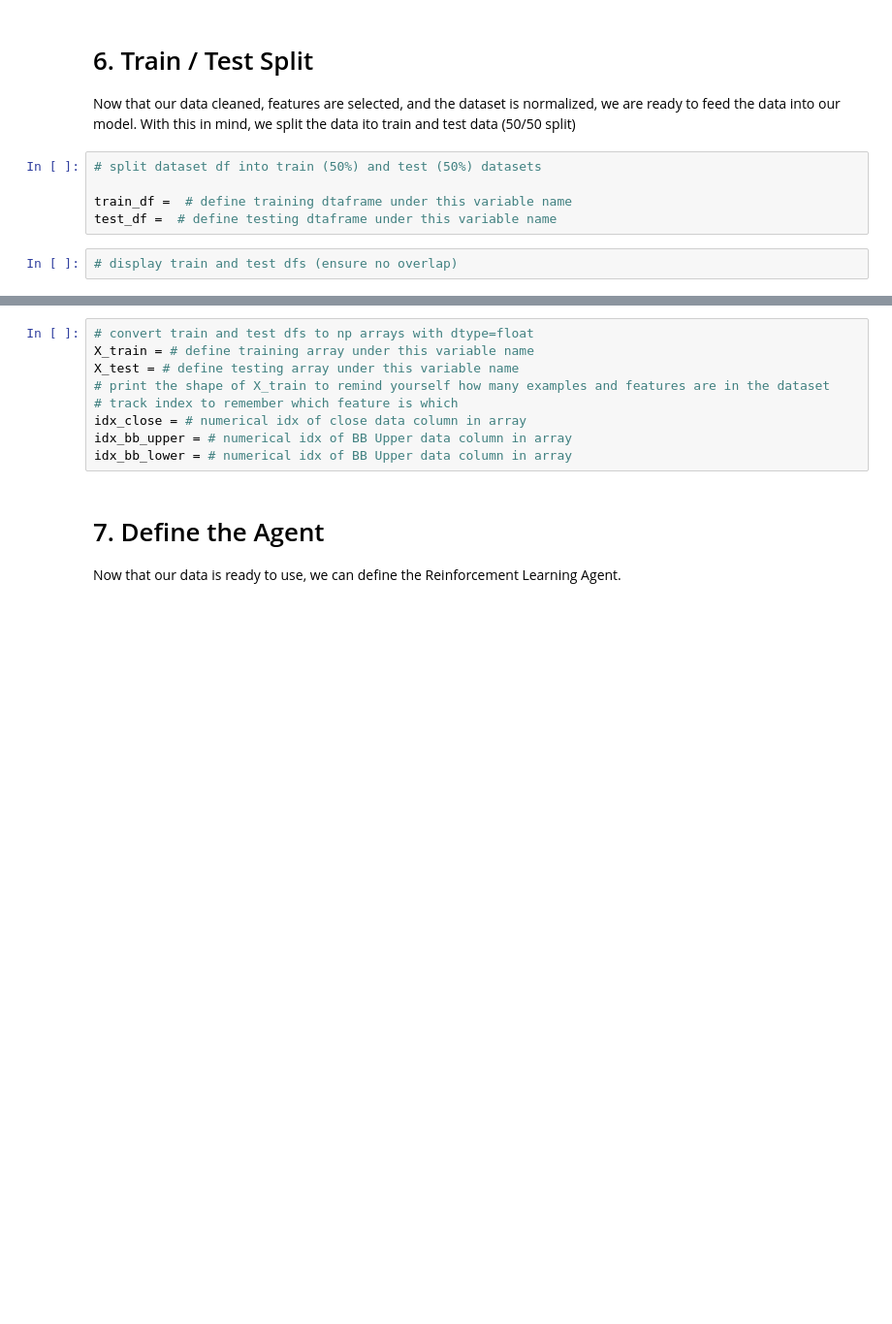
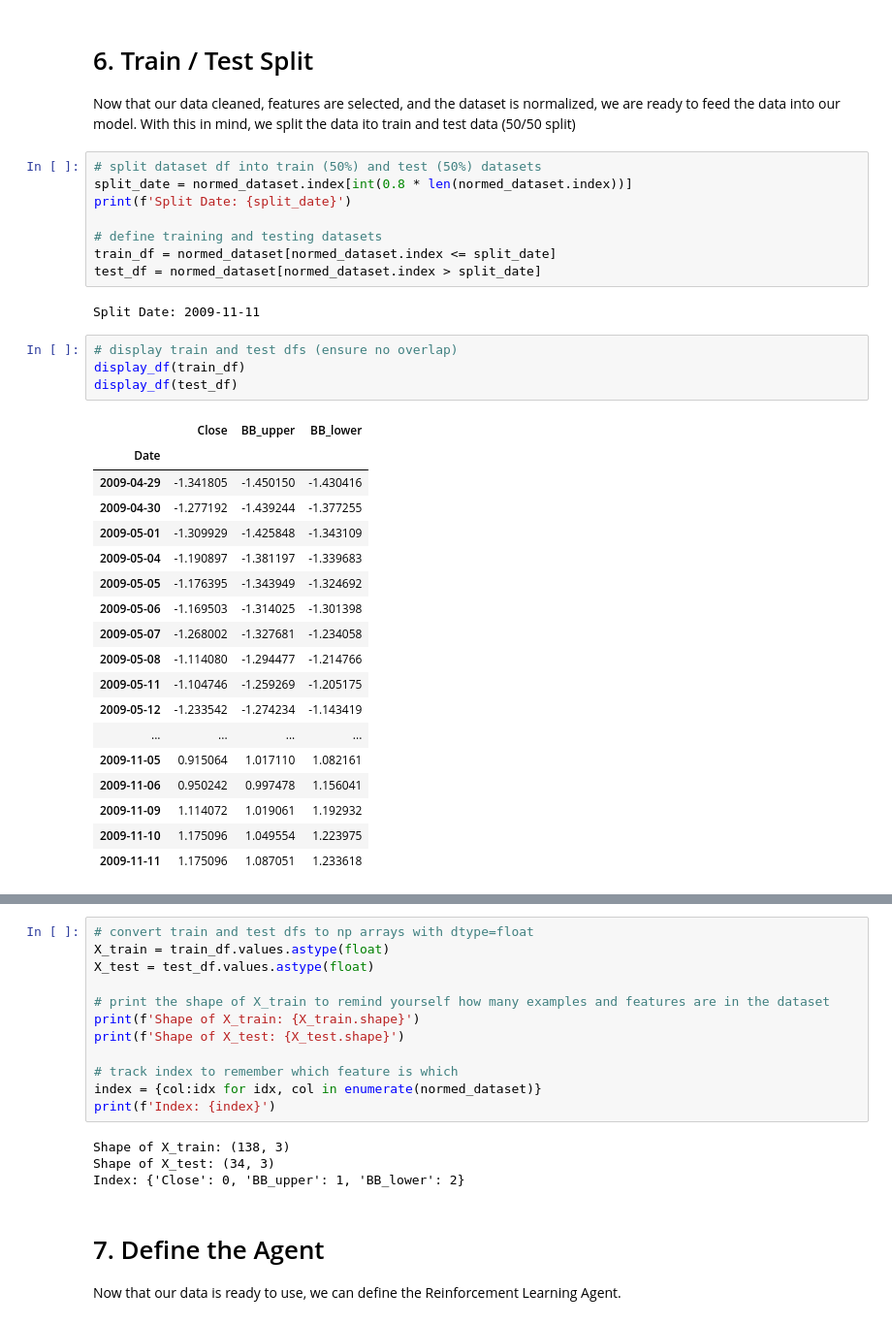
Before and after one commit to shh1v/CD13651-Project, a Jupyter notebook: Project/project_nb.ipynb, the cells around one changed output, grey strips where cells are left out. Shown at 97% size. Cells and saved outputs as stored; diff of their text form; blank space fills up the shorter version.

```diff
--- a/Project/project_nb.ipynb
+++ b/Project/project_nb.ipynb
@@ -245,8 +245,34 @@ plt.show()
 Now that our data cleaned, features are selected, and the dataset is normalized, we are ready to feed the data into our model. With this in mind, we split the data ito train and test data (50/50 split)
 # %%
 # split dataset df into train (50%) and test (50%) datasets
+split_date = normed_dataset.index[int(0.8 * len(normed_dataset.index))]
+print(f'Split Date: {split_date}')
 
-train_df =  # define training dtaframe under this variable name
-test_df =  # define testing dtaframe under this variable name
+# define training and testing datasets
+train_df = normed_dataset[normed_dataset.index <= split_date]
+test_df = normed_dataset[normed_dataset.index > split_date]
+# %% [output]
+Split Date: 2009-11-11
 # %%
 # display train and test dfs (ensure no overlap)
+display_df(train_df)
+display_df(test_df)
+# %% [output]
+|  | Close | BB_upper | BB_lower |
+| Date |  |  |  |
+| 2009-04-29 | -1.341805 | -1.450150 | -1.430416 |
+| 2009-04-30 | -1.277192 | -1.439244 | -1.377255 |
+| 2009-05-01 | -1.309929 | -1.425848 | -1.343109 |
+| 2009-05-04 | -1.190897 | -1.381197 | -1.339683 |
+| 2009-05-05 | -1.176395 | -1.343949 | -1.324692 |
+| 2009-05-06 | -1.169503 | -1.314025 | -1.301398 |
+| 2009-05-07 | -1.268002 | -1.327681 | -1.234058 |
+| 2009-05-08 | -1.114080 | -1.294477 | -1.214766 |
+| 2009-05-11 | -1.104746 | -1.259269 | -1.205175 |
+| 2009-05-12 | -1.233542 | -1.274234 | -1.143419 |
+| ... | ... | ... | ... |
+| 2009-11-05 | 0.915064 | 1.017110 | 1.082161 |
+| 2009-11-06 | 0.950242 | 0.997478 | 1.156041 |
+| 2009-11-09 | 1.114072 | 1.019061 | 1.192932 |
+| 2009-11-10 | 1.175096 | 1.049554 | 1.223975 |
+| 2009-11-11 | 1.175096 | 1.087051 | 1.233618 |
@@ -253,12 +297,19 @@ test_df =  # define testing dtaframe under this variable name
 # %%
 # convert train and test dfs to np arrays with dtype=float
-X_train = # define training array under this variable name
-X_test = # define testing array under this variable name
+X_train = train_df.values.astype(float)
+X_test = test_df.values.astype(float)
+
 # print the shape of X_train to remind yourself how many examples and features are in the dataset
+print(f'Shape of X_train: {X_train.shape}')
+print(f'Shape of X_test: {X_test.shape}')
+
 # track index to remember which feature is which
-idx_close = # numerical idx of close data column in array
-idx_bb_upper = # numerical idx of BB Upper data column in array
-idx_bb_lower = # numerical idx of BB Upper data column in array
+index = {col:idx for idx, col in enumerate(normed_dataset)}
+print(f'Index: {index}')
+# %% [output]
+Shape of X_train: (138, 3)
+Shape of X_test: (34, 3)
+Index: {'Close': 0, 'BB_upper': 1, 'BB_lower': 2}
 # %% [markdown]
 # 7. Define the Agent
 Now that our data is ready to use, we can define the Reinforcement Learning Agent.
```
Also changed, not shown: parts of 6 cells of this notebook.
